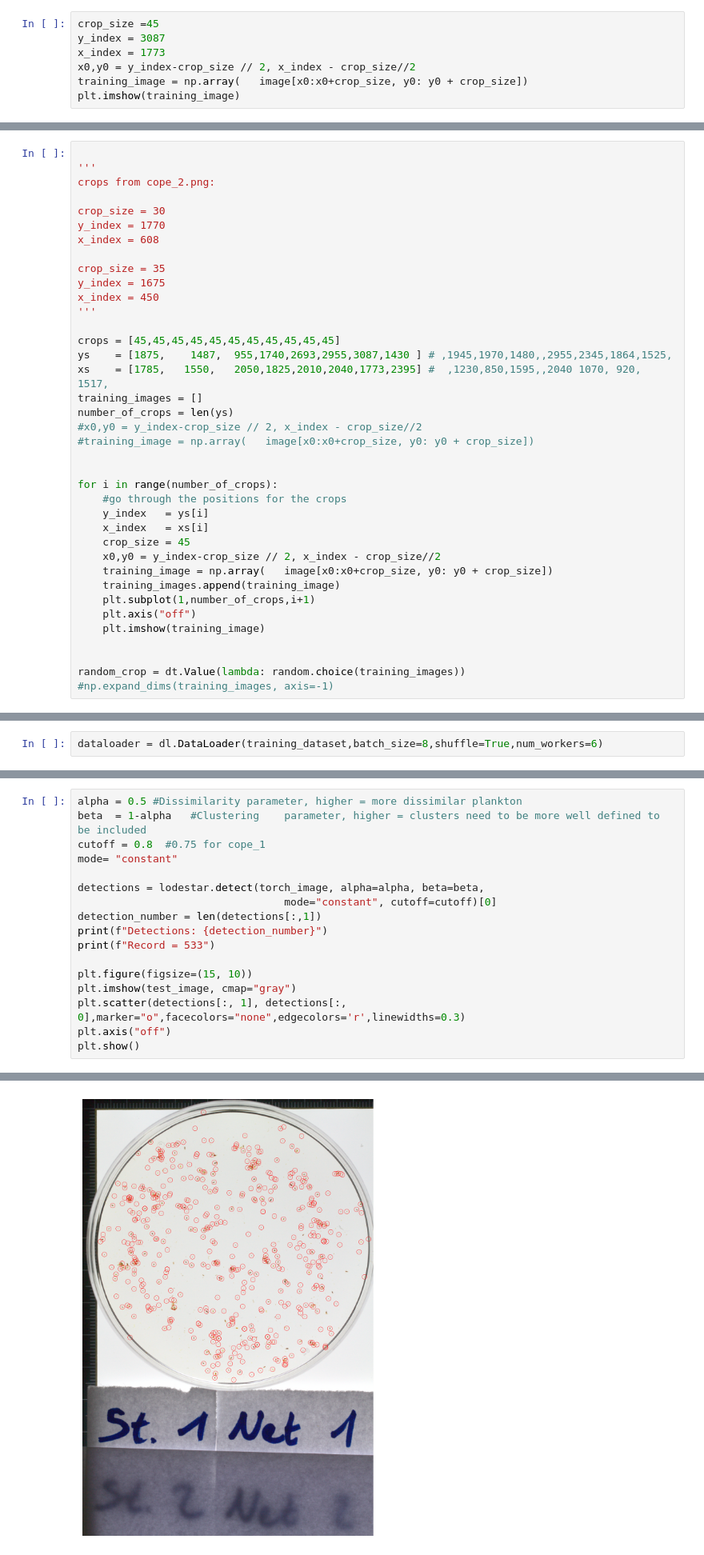
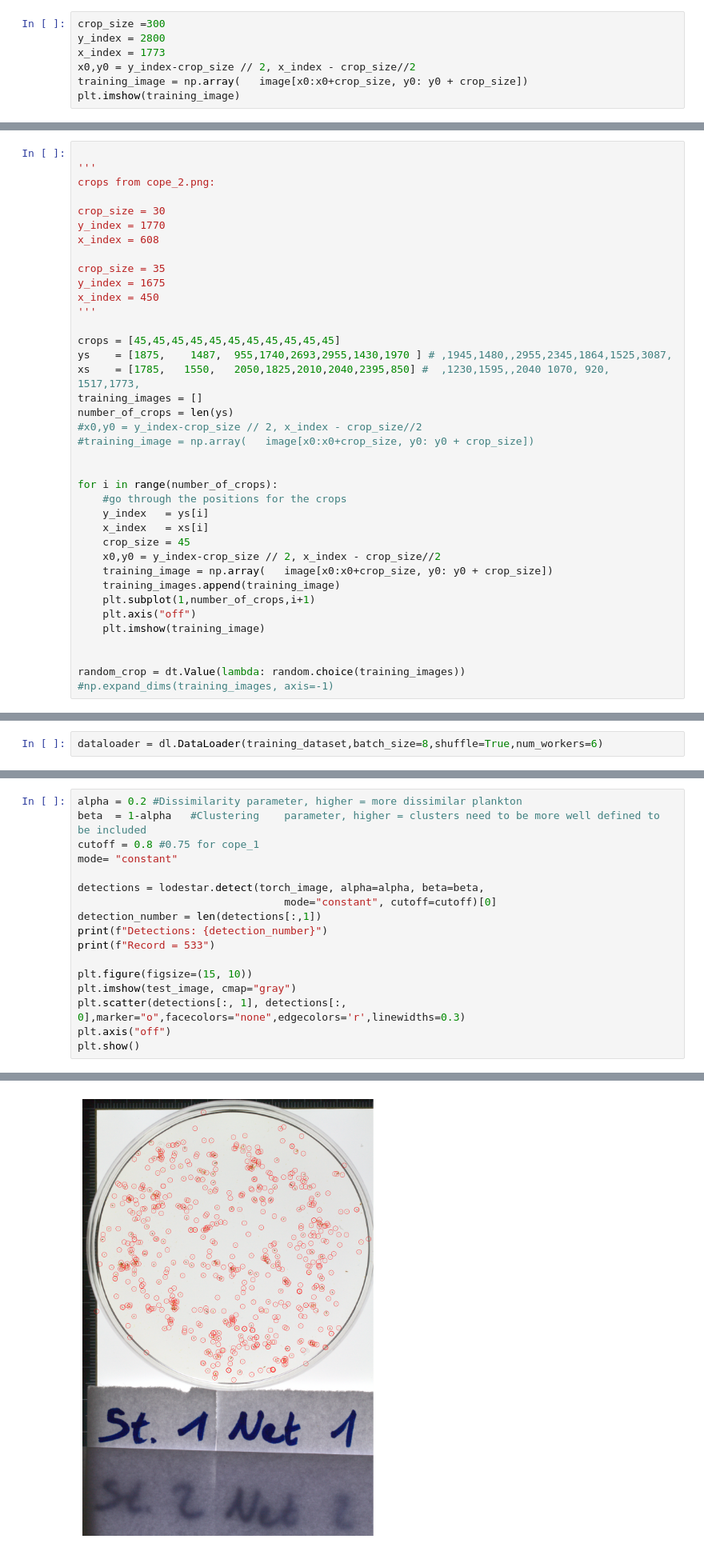
Before and after one commit to Pwhsky/copepod-image-analysis, a Jupyter notebook: lodestar_analysis.ipynb, the cells around one changed output, grey strips where cells are left out. Shown at 80% size. Drawn from its saved outputs; the diff is of its cells as text.

```diff
--- a/lodestar_analysis.ipynb
+++ b/lodestar_analysis.ipynb
@@ -19,8 +20,8 @@ print(np.shape(image))
 (5202, 3464, 3)
 <Figure size 1500x1000 with 0 Axes>
 # %%
-crop_size =45
-y_index = 3087
+crop_size =300
+y_index = 2800
 x_index = 1773
 x0,y0 = y_index-crop_size // 2, x_index - crop_size//2
 training_image = np.array(   image[x0:x0+crop_size, y0: y0 + crop_size])
@@ -45,8 +46,8 @@ x_index = 450
 '''
 
 crops = [45,45,45,45,45,45,45,45,45,45,45]
-ys    = [1875,    1487,  955,1740,2693,2955,3087,1430 ] # ,1945,1970,1480,,2955,2345,1864,1525,
-xs    = [1785,   1550,   2050,1825,2010,2040,1773,2395] #  ,1230,850,1595,,2040 1070, 920, 1517,
+ys    = [1875,    1487,  955,1740,2693,2955,1430,1970 ] # ,1945,1480,,2955,2345,1864,1525,3087,
+xs    = [1785,   1550,   2050,1825,2010,2040,2395,850] #  ,1230,1595,,2040 1070, 920, 1517,1773,
 training_images = []
 number_of_crops = len(ys)
 #x0,y0 = y_index-crop_size // 2, x_index - crop_size//2
@@ -153,7 +154,7 @@ Text(0.5, 1.0, 'Predicted image')
 # %%
-alpha = 0.5 #Dissimilarity parameter, higher = more dissimilar plankton
+alpha = 0.2 #Dissimilarity parameter, higher = more dissimilar plankton
 beta  = 1-alpha   #Clustering    parameter, higher = clusters need to be more well defined to be included
-cutoff = 0.8  #0.75 for cope_1
+cutoff = 0.8 #0.75 for cope_1
 mode= "constant"
 
 detections = lodestar.detect(torch_image, alpha=alpha, beta=beta,
@@ -172,2 +173,2 @@ Detections: 507
 Record = 533
-[figure, old version]
+[figure, new version]
```
Also changed, not shown: parts of 6 cells of this notebook.
